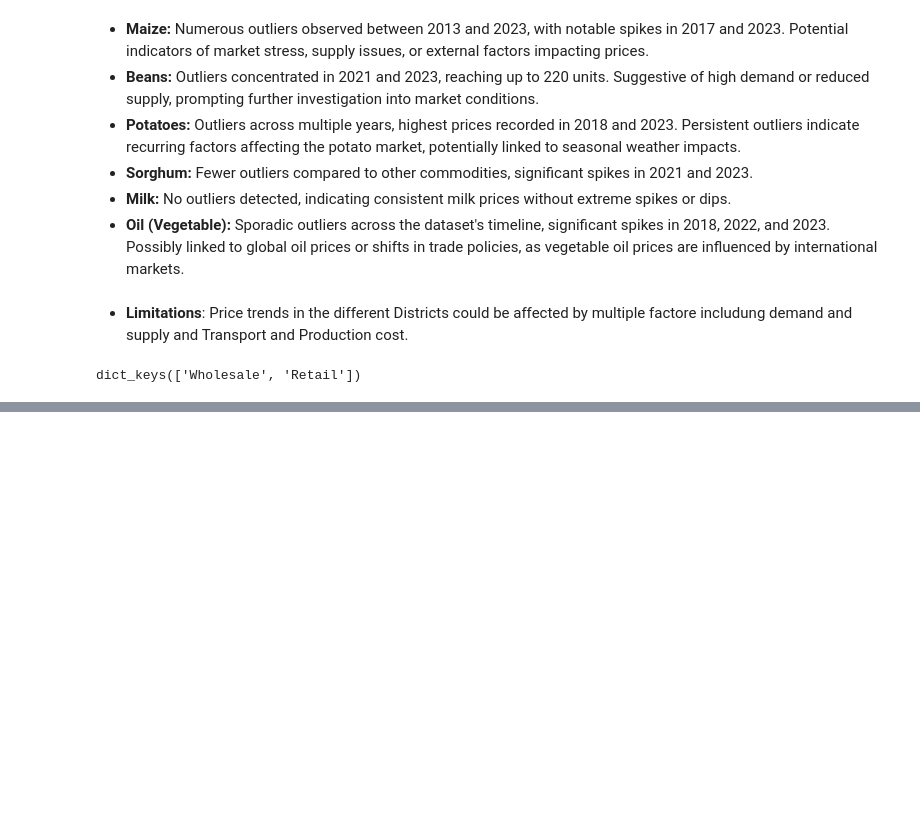
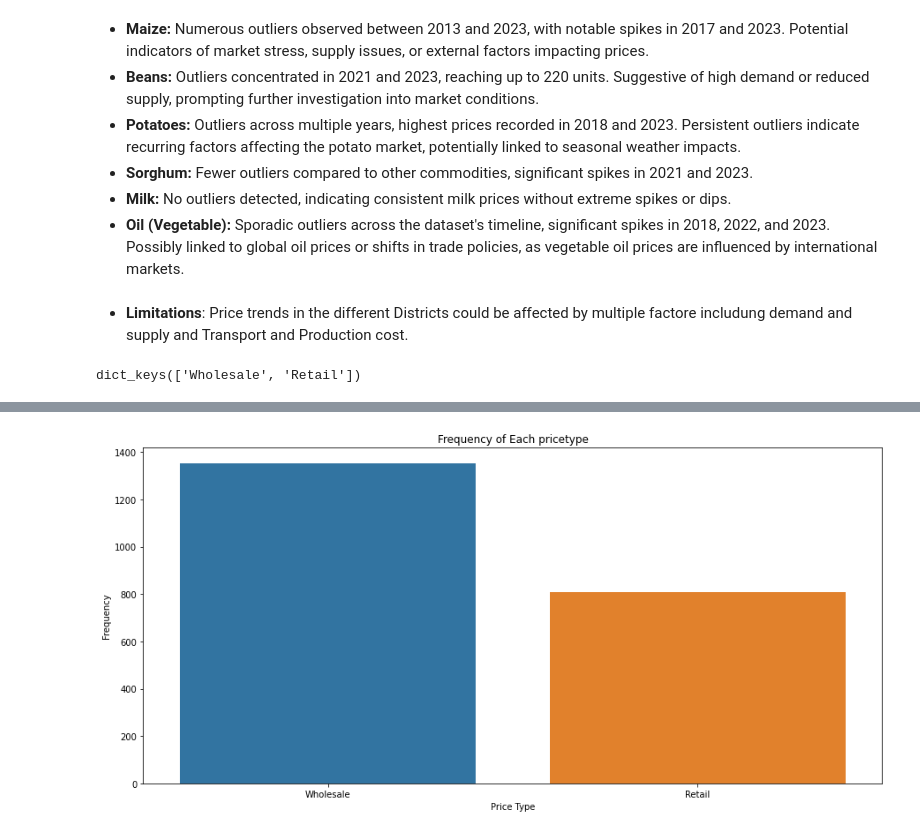
Before and after one commit to Mwenda-Mugambi/Commodity_Price_Forecasting, a Jupyter notebook: Notebook.ipynb, the cells around one changed output, grey strips where cells are left out. Saved outputs shown, nothing was run; the diff lists cells and outputs as text; code cells hidden in the pictures; blank space fills up the shorter version.

```diff
--- a/Notebook.ipynb
+++ b/Notebook.ipynb
@@ -820,0 +858,11 @@ for pricetype_name, pricetype_data in nested_dict.items():
+# %%
+district_counts = filtered_data[filtered_data['district']=='Nairobi']['pricetype'].value_counts()
+
+plt.figure(figsize=(15, 7))
+sns.barplot(x=district_counts.index, y=district_counts.values)
+plt.title('Frequency of Each pricetype')
+plt.xlabel('Price Type')
+plt.ylabel('Frequency')
+plt.show()
+# %% [output]
+[figure, added]
```
Also changed, not shown: parts of 16 cells of this notebook, 8 other files.
